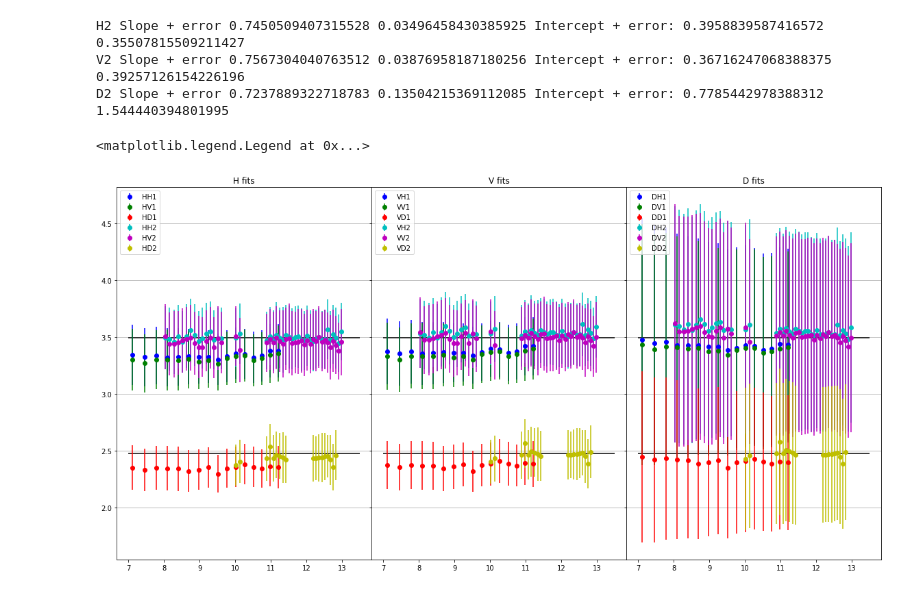
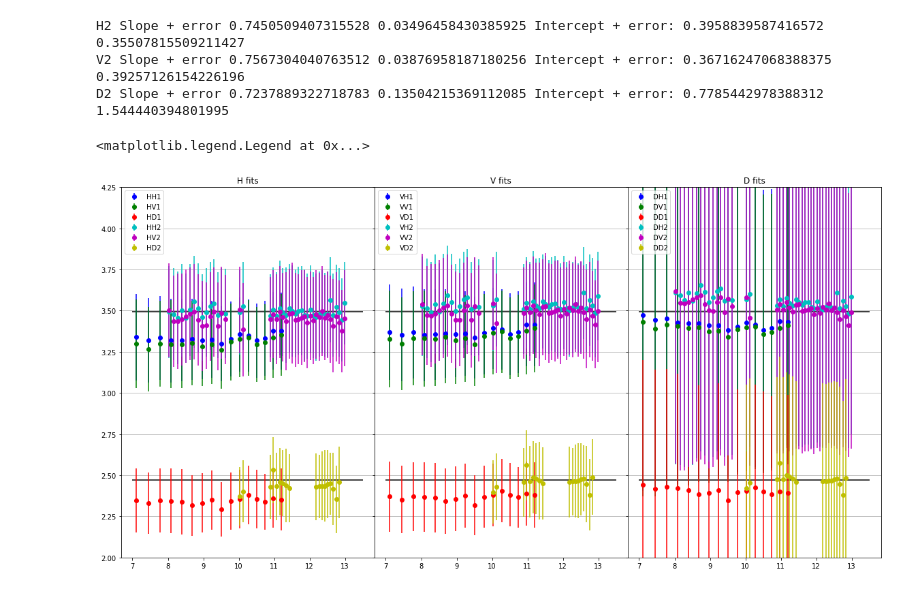
Before and after one commit to stalkingwolf04/LEED_research, a Jupyter notebook: Image analysis Local - data frames - Copy.ipynb, the cells around one changed output. Drawn from its saved outputs; the diff is of its cells as text; code cells hidden in the pictures.

```diff
--- a/Image analysis Local - data frames - Copy.ipynb
+++ b/Image analysis Local - data frames - Copy.ipynb
@@ -384,7 +385,7 @@ f, (ax1, ax2, ax3) = plt.subplots(1, 3, sharex=False, sharey=True)
 f.set_figheight(10)
 f.set_figwidth(20)
 f.subplots_adjust(wspace=0)
-
+plt.ylim(2,4.25)
 #subplot settings
 ax1.set_title('H fits')
 ax1.grid(which='major', axis='y')
@@ -407,31 +408,31 @@ ax1.errorbar(x1, HV1_spacing2, yerr=HV1_error2, ls='none', color='g', label='HV1
 ax1.errorbar(x1, HD1_spacing2, yerr=HD1_error2, ls='none', color='r', label='HD1', marker='o')
 
 ax1.errorbar(x2, HH2_spacing2, yerr=HH2_error2, ls='none', color='c', label='HH2', marker='o')
 ax1.errorbar(x2, HV2_spacing2, yerr=HV2_error2, ls='none', color='m', label='HV2', marker='o')
 ax1.errorbar(x2, HD2_spacing2, yerr=HD2_error2, ls='none', color='y', label='HD2', marker='o')
 
 # Compare data sets using V fit
 ax2.errorbar(x1, VH1_spacing2, yerr=VH1_error2, ls='none', color='b', label='VH1', marker='o')
 ax2.errorbar(x1, VV1_spacing2, yerr=VV1_error2, ls='none', color='g', label='VV1', marker='o')
 ax2.errorbar(x1, VD1_spacing2, yerr=VD1_error2, ls='none', color='r', label='VD1', marker='o')
 
 ax2.errorbar(x2, VH2_spacing2, yerr=VH2_error2, ls='none', color='c', label='VH2', marker='o')
 ax2.errorbar(x2, VV2_spacing2, yerr=VV2_error2, ls='none', color='m', label='VV2', marker='o')
 ax2.errorbar(x2, VD2_spacing2, yerr=VD2_error2, ls='none', color='y', label='VD2', marker='o')
 
 # Compare data sets using D fit
 ax3.errorbar(x1, DH1_spacing2, yerr=DH1_error2, ls='none', color='b', label='DH1', marker='o')
 ax3.errorbar(x1, DV1_spacing2, yerr=DV1_error2, ls='none', color='g', label='DV1', marker='o')
 ax3.errorbar(x1, DD1_spacing2, yerr=DD1_error2, ls='none', color='r', label='DD1', marker='o')
 
 ax3.errorbar(x2, DH2_spacing2, yerr=DH2_error2, ls='none', color='c', label='DH2', marker='o')
 ax3.errorbar(x2, DV2_spacing2, yerr=DV2_error2, ls='none', color='m', label='DV2', marker='o')
 ax3.errorbar(x2, DD2_spacing2, yerr=DD2_error2, ls='none', color='y', label='DD2', marker='o')
 
 
 ax1.legend(loc='upper left')
 ax2.legend(loc='upper left')
 ax3.legend(loc='upper left')
 # %% [output]
 <matplotlib.legend.Legend at 0x...>
-[figure, old version]
+[figure, new version]
```
Also changed, not shown: parts of 2 cells of this notebook.
